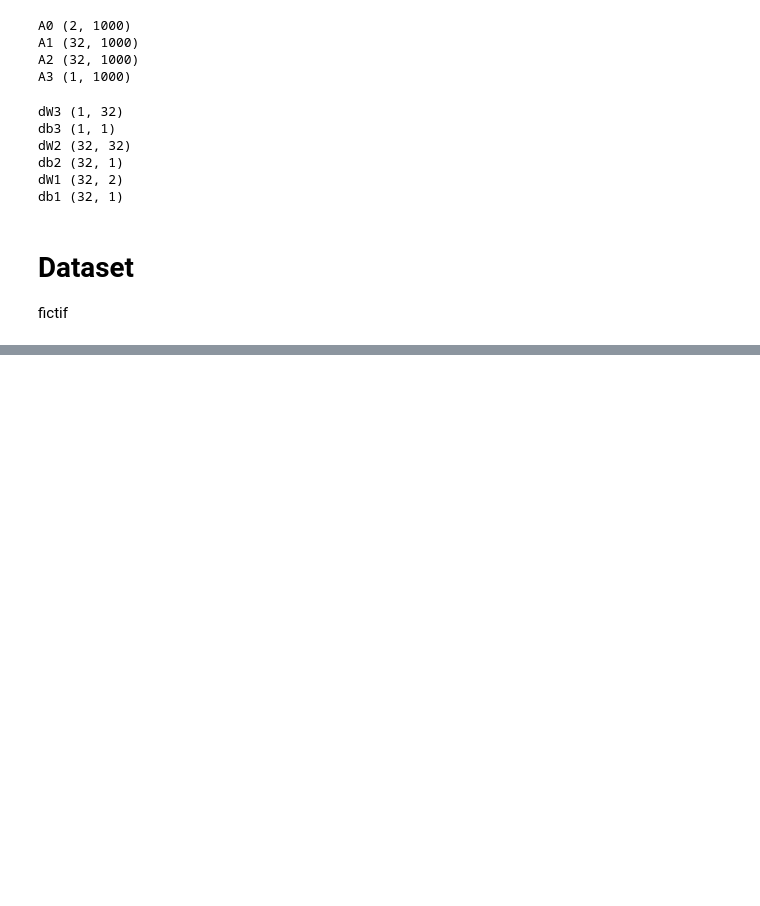
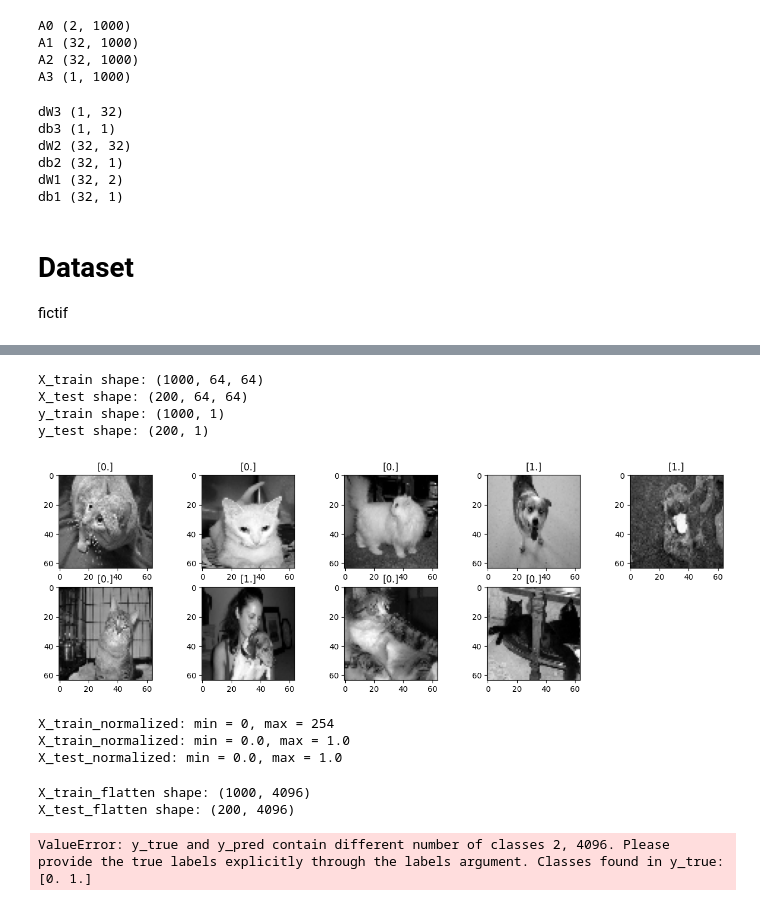
Before and after one commit to Yassin97440/first_neurones, a Jupyter notebook: deep_neural_network_correction.ipynb, the cells around one changed output, grey strips where cells are left out. Saved outputs shown, nothing was run; the diff lists cells and outputs as text; code cells hidden in the pictures; blank space fills up the shorter version.

```diff
--- a/deep_neural_network_correction.ipynb
+++ b/deep_neural_network_correction.ipynb
@@ -178,0 +176,51 @@ neural_network(X, y, n_iter=100)
+# %%
+from utilities import *
+X_train, y_train, X_test, y_test = load_data()
+# %%
+print(f"X_train shape: {X_train.shape}")
+print(f"X_test shape: {X_test.shape}")
+print(f"y_train shape: {y_train.shape}")
+print(f"y_test shape: {y_test.shape}")
+# %% [output]
+X_train shape: (1000, 64, 64)
+X_test shape: (200, 64, 64)
+y_train shape: (1000, 1)
+y_test shape: (200, 1)
+# %%
+#matplotlib pour afficher les images du datasets
+plt.figure(figsize=(16,10))
+for i in range(1,10):
+    plt.subplot(4,5,i)
+    plt.imshow(X_train[i], cmap='gray')
+    plt.title(y_train[i])
+    plt.tight_layout
+# %% [output]
+[figure, added]
+# %%
+#Normalisation des datas
+#on normalise que les images
+X_train_normalized = X_train / X_train.max()
+X_test_normalized = X_test / X_train.max()
+
+# Vérification des valeurs
+print(f"X_train_normalized: min = {X_train_normalized.min()}, max = {X_train_normalized.max()}")
+print(f"X_test_normalized: min = {X_test_normalized.min()}, max = {X_test_normalized.max()}")
+# %% [output]
+X_train_normalized: min = 0, max = 254
+X_train_normalized: min = 0.0, max = 1.0
+X_test_normalized: min = 0.0, max = 1.0
+# %%
+#flattening des datas
+X_train_flatten = X_train_normalized.reshape(X_train_normalized.shape[0], -1)
+X_test_flatten = X_test_normalized.reshape(X_test_normalized.shape[0], -1)
+
+# Vérification des nouvelles dimensions
+print(f"X_train_flatten shape: {X_train_flatten.shape}")
+print(f"X_test_flatten shape: {X_test_flatten.shape}")
+# %% [output]
+X_train_flatten shape: (1000, 4096)
+X_test_flatten shape: (200, 4096)
+# %%
+neural_network(X_train_flatten, y_train, n_iter=1000)
+# %% [output]
+ValueError: y_true and y_pred contain different number of classes 2, 4096. Please provide the true labels explicitly through the labels argument. Classes found in y_true: [0. 1.]
```
Also changed, not shown: parts of 5 cells of this notebook.
